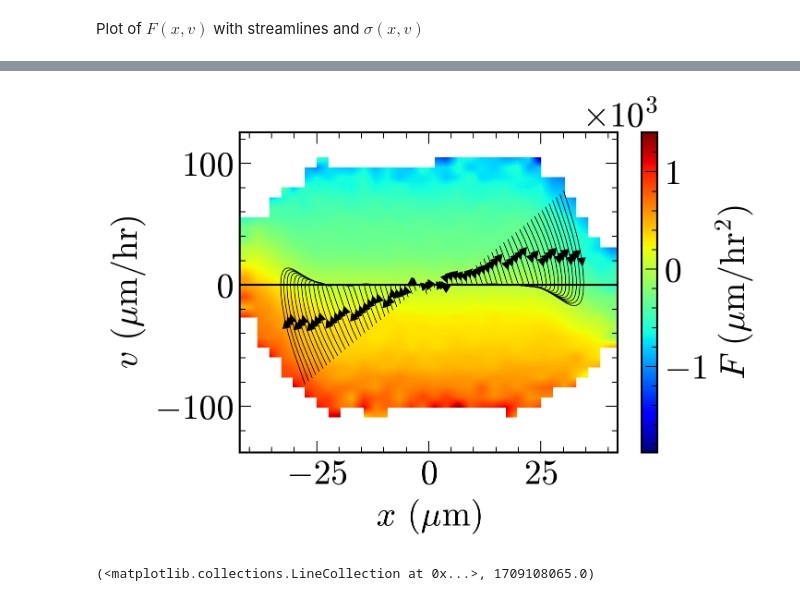
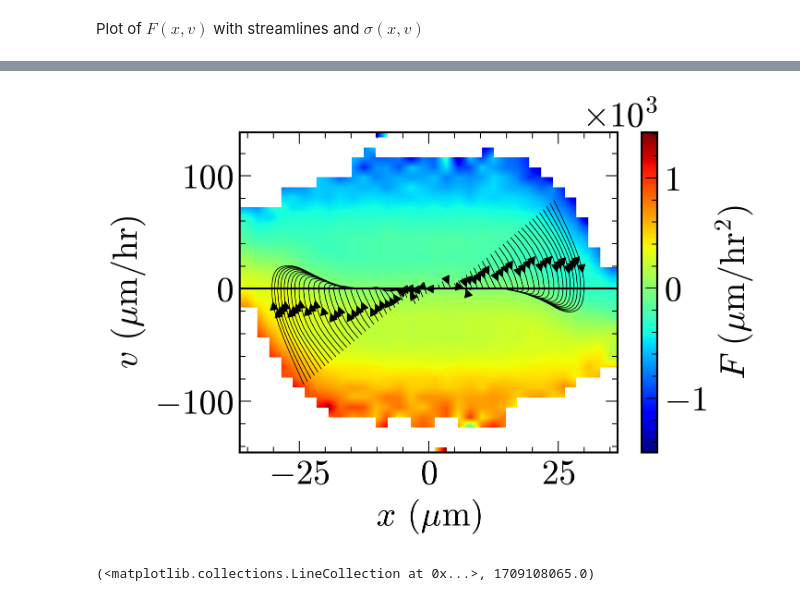
Before and after one commit to pedromzadeh/hopper, a Jupyter notebook: processing/ray_tracing.ipynb, the cells around one changed output, grey strips where cells are left out. Saved outputs shown, nothing was run; the diff lists cells and outputs as text; code cells hidden in the pictures.

```diff
--- a/processing/ray_tracing.ipynb
+++ b/processing/ray_tracing.ipynb
@@ -4,7 +4,7 @@ import matplotlib.pyplot as plt
 import os
 
 root = "defaults"
-gid = 149
+gid = 26
 default_LC_gid = 10
 # %% [markdown]
 Read the raw sim data for a grid ID
@@ -137,35 +136,35 @@ F_streamplot(
         "integration_direction": "forward",
         "color": "black",
         "broken_streamlines": False,
         "density": 1,
         "linewidth": 0.4,
     },
     do_try=True,
     vector_field=False,
     ax=ax[0],
 )
 
-if gid == 26:
+if gid == -1:
     import pickle
 
     data = pickle.load(open(f"maps/map_{gid}.pkl", "rb"))
     end_pts = data["end_pts"]
     ax[0].scatter(
         end_pts[:, 0] - x_c,
         end_pts[:, 1],
         s=50,
         color="red",
         marker="x",
         zorder=10,
     )
 
 ax[1].remove()
 ax[0].set_title("")
 
 plt.subplots_adjust(wspace=0.5)
 plt.show()
 # %% [output]
-[figure, old version]
+[figure, new version]
 # %%
 _df = grid_df[grid_df.rid == np.random.randint(grid_df.rid.unique().size)]
 _df.plot(x="time[hr]", y="x", color="black", legend=False)
```
Also changed, not shown: parts of 2 cells of this notebook, 4 other files.
